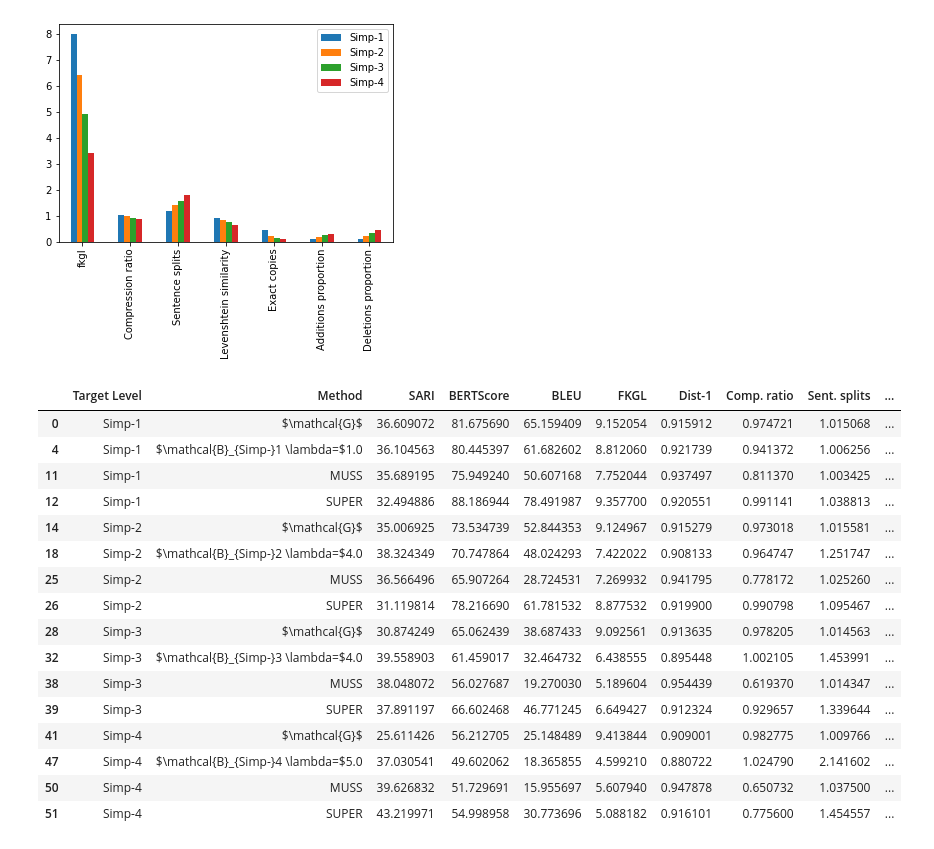
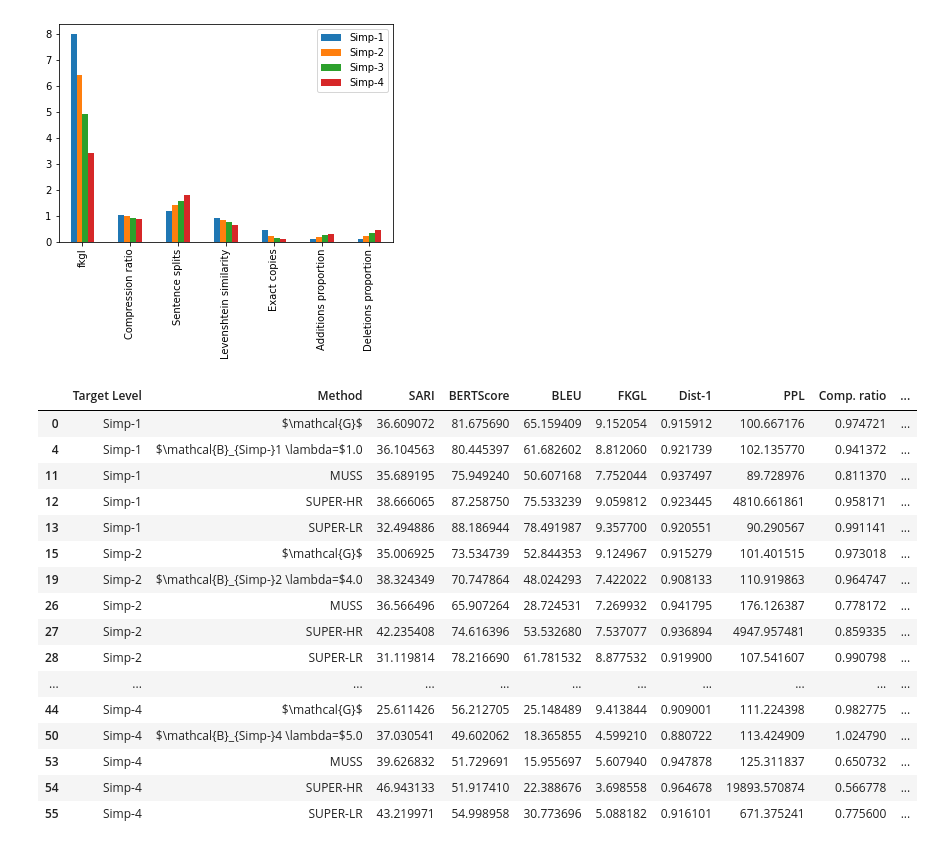
Before and after one commit to ZurichNLP/SimpleFUDGE, a Jupyter notebook: analysis/analyse_experiment_results.ipynb, the cells around one changed output. Saved outputs shown, nothing was run; the diff lists cells and outputs as text; code cells hidden in the pictures.

```diff
--- a/analysis/analyse_experiment_results.ipynb
+++ b/analysis/analyse_experiment_results.ipynb
@@ -28,6 +27,7 @@ mapping = {
     'bleu': 'BLEU',
     'fkgl': 'FKGL',
     'intra_dist1': 'Dist-1',
+    'ppl': 'PPL',
     'Compression ratio': 'Comp. ratio',
     'Sentence splits': 'Sent. splits',
     'Levenshtein similarity': 'Lev. sim.',
@@ -70,10 +70,12 @@ def parse_fudge_path(file_path):
     return cond_model, test_set, params
 
 def parse_supervised_path(file_path):
-    # "/srv/scratch6/kew/ats/supervised/results/newsela_manual_v0_v4_test/lambda*"
+    # /srv/scratch6/kew/ats/supervised/newsela_manual/results/newsela_manual_v0_v4_test/lambda0.0*
+    # print(file_path)
     cond_model = ''
-    test_set = file_path[7]
-    params = 'SUPER' #file_path[-1]
+    test_set = file_path[8]
+    # params = '_'.join(file_path[5:7]) # 'SUPER' #file_path[-1]
+    params = 'SUPER-LR' if file_path[6] == 'newsela_manual' else 'SUPER-HR'
     return cond_model, test_set, params
 
 def get_file_info(file_path):
@@ -233,51 +235,51 @@ def generate_large_results_table_lp_article_paragraphs(df):
     df = df[df["file"] != "/srv/scratch6/kew/ats/fudge/results/bart_large_muss_mined_en/newsela_l4_article_paragraphs/newsela_manual_v0_v4_test/lambda1.0_pretopk200_beams5_estopFalse_maxl128_minl10_sampleFalse_lp1.0_norep1_bgrps1_nbest5_repp1.2_softFalse_temp1.0_topk0_topp1.0_bs1.txt"]
     df = df[df["file"] != "/srv/scratch6/kew/ats/fudge/results/bart_large_muss_mined_en/newsela_l4_article_paragraphs/newsela_manual_v0_v4_test/lambda4.0_pretopk200_beams5_estopFalse_maxl128_minl10_sampleFalse_lp1.0_norep1_bgrps1_nbest5_repp1.2_softFalse_temp1.0_topk0_topp1.0_bs1.txt"]
     df = df[df["file"] != "/srv/scratch6/kew/ats/fudge/results/bart_large_muss_mined_en/newsela_l4_article_paragraphs/newsela_manual_v0_v4_test/lambda5.0_pretopk200_beams5_estopFalse_maxl128_minl10_sampleFalse_lp1.0_norep1_bgrps1_nbest5_repp1.2_softFalse_temp1.0_topk0_topp1.0_bs1.txt"]
     df = df[df["file"] != "/srv/scratch6/kew/ats/fudge/results/bart_large_muss_mined_en/newsela_l4_article_paragraphs/newsela_manual_v0_v4_test/lambda7.0_pretopk200_beams5_estopFalse_maxl128_minl10_sampleFalse_lp1.0_norep1_bgrps1_nbest5_repp1.2_softFalse_temp1.0_topk0_topp1.0_bs1.txt"]
     df = df[df["file"] != "/srv/scratch6/kew/ats/fudge/results/bart_large_muss_mined_en/newsela_l4_article_para_sents/newsela_manual_v0_v4_test/lambda8.0_pretopk200_beams5_estopFalse_maxl128_minl10_sampleFalse_lp1.0_norep1_bgrps1_nbest5_repp1.2_softFalse_temp1.0_topk0_topp1.0_bs1.txt"]
     df = df[df["file"] != ""]
     df = df[df["file"] != ""]
 
     df.reset_index(drop=True, inplace=False)
 
     df = df.rename(columns=mapping)
     df = df[list(mapping.values())]
 
     return df
 
 
-df = read_data('/home/user/kew/INSTALLS/fudge/results_on_test.csv')
+df = read_data('/home/user/kew/INSTALLS/fudge/results/test.csv')
 # df = generate_large_results_table_article_para_sents(df)
 df = generate_large_results_table_lp_article_paragraphs(df)
 
 
 #     keep_cols = ['test_set', 'split', 'method', 'params', 'bleu', 'sari', 'fkgl',
 #                  'bertscore_f1_ref', 'bertscore_f1_src', 'intra_dist1', 'intra_dist2',
 #                  'Compression ratio', 'Sentence splits', 'Levenshtein similarity', 'Exact copies',
 #                  'Additions proportion', 'Deletions proportion', 'Lexical complexity score', 'file']
 
 
 #     df.drop(columns=[col for col in df if col not in keep_cols], inplace=True)
 #     df = df[keep_cols]  #    OR    df = df.ix[:, keep_cols]
 df
 # %% [output]
-|  | Target Level | Method | SARI | BERTScore | BLEU | FKGL | Dist-1 | Comp. ratio | Sent. splits | ... |
-| 0 | Simp-1 | $\mathcal{G}$ | 36.609072 | 81.675690 | 65.159409 | 9.152054 | 0.915912 | 0.974721 | 1.015068 | ... |
-| 4 | Simp-1 | $\mathcal{B}_{Simp-}1 \lambda=$1.0 | 36.104563 | 80.445397 | 61.682602 | 8.812060 | 0.921739 | 0.941372 | 1.006256 | ... |
-| 11 | Simp-1 | MUSS | 35.689195 | 75.949240 | 50.607168 | 7.752044 | 0.937497 | 0.811370 | 1.003425 | ... |
-| 12 | Simp-1 | SUPER | 32.494886 | 88.186944 | 78.491987 | 9.357700 | 0.920551 | 0.991141 | 1.038813 | ... |
-| 14 | Simp-2 | $\mathcal{G}$ | 35.006925 | 73.534739 | 52.844353 | 9.124967 | 0.915279 | 0.973018 | 1.015581 | ... |
-| 18 | Simp-2 | $\mathcal{B}_{Simp-}2 \lambda=$4.0 | 38.324349 | 70.747864 | 48.024293 | 7.422022 | 0.908133 | 0.964747 | 1.251747 | ... |
-| 25 | Simp-2 | MUSS | 36.566496 | 65.907264 | 28.724531 | 7.269932 | 0.941795 | 0.778172 | 1.025260 | ... |
-| 26 | Simp-2 | SUPER | 31.119814 | 78.216690 | 61.781532 | 8.877532 | 0.919900 | 0.990798 | 1.095467 | ... |
-| 28 | Simp-3 | $\mathcal{G}$ | 30.874249 | 65.062439 | 38.687433 | 9.092561 | 0.913635 | 0.978205 | 1.014563 | ... |
-| 32 | Simp-3 | $\mathcal{B}_{Simp-}3 \lambda=$4.0 | 39.558903 | 61.459017 | 32.464732 | 6.438555 | 0.895448 | 1.002105 | 1.453991 | ... |
-| 38 | Simp-3 | MUSS | 38.048072 | 56.027687 | 19.270030 | 5.189604 | 0.954439 | 0.619370 | 1.014347 | ... |
-| 39 | Simp-3 | SUPER | 37.891197 | 66.602468 | 46.771245 | 6.649427 | 0.912324 | 0.929657 | 1.339644 | ... |
-| 41 | Simp-4 | $\mathcal{G}$ | 25.611426 | 56.212705 | 25.148489 | 9.413844 | 0.909001 | 0.982775 | 1.009766 | ... |
-| 47 | Simp-4 | $\mathcal{B}_{Simp-}4 \lambda=$5.0 | 37.030541 | 49.602062 | 18.365855 | 4.599210 | 0.880722 | 1.024790 | 2.141602 | ... |
-| 50 | Simp-4 | MUSS | 39.626832 | 51.729691 | 15.955697 | 5.607940 | 0.947878 | 0.650732 | 1.037500 | ... |
-| 51 | Simp-4 | SUPER | 43.219971 | 54.998958 | 30.773696 | 5.088182 | 0.916101 | 0.775600 | 1.454557 | ... |
+|  | Target Level | Method | SARI | BERTScore | BLEU | FKGL | Dist-1 | PPL | Comp. ratio | ... |
+| 0 | Simp-1 | $\mathcal{G}$ | 36.609072 | 81.675690 | 65.159409 | 9.152054 | 0.915912 | 100.667176 | 0.974721 | ... |
+| 4 | Simp-1 | $\mathcal{B}_{Simp-}1 \lambda=$1.0 | 36.104563 | 80.445397 | 61.682602 | 8.812060 | 0.921739 | 102.135770 | 0.941372 | ... |
+| 11 | Simp-1 | MUSS | 35.689195 | 75.949240 | 50.607168 | 7.752044 | 0.937497 | 89.728976 | 0.811370 | ... |
+| 12 | Simp-1 | SUPER-HR | 38.666065 | 87.258750 | 75.533239 | 9.059812 | 0.923445 | 4810.661861 | 0.958171 | ... |
+| 13 | Simp-1 | SUPER-LR | 32.494886 | 88.186944 | 78.491987 | 9.357700 | 0.920551 | 90.290567 | 0.991141 | ... |
+| 15 | Simp-2 | $\mathcal{G}$ | 35.006925 | 73.534739 | 52.844353 | 9.124967 | 0.915279 | 101.401515 | 0.973018 | ... |
+| 19 | Simp-2 | $\mathcal{B}_{Simp-}2 \lambda=$4.0 | 38.324349 | 70.747864 | 48.024293 | 7.422022 | 0.908133 | 110.919863 | 0.964747 | ... |
+| 26 | Simp-2 | MUSS | 36.566496 | 65.907264 | 28.724531 | 7.269932 | 0.941795 | 176.126387 | 0.778172 | ... |
+| 27 | Simp-2 | SUPER-HR | 42.235408 | 74.616396 | 53.532680 | 7.537077 | 0.936894 | 4947.957481 | 0.859335 | ... |
+| 28 | Simp-2 | SUPER-LR | 31.119814 | 78.216690 | 61.781532 | 8.877532 | 0.919900 | 107.541607 | 0.990798 | ... |
+| ... | ... | ... | ... | ... | ... | ... | ... | ... | ... | ... |
+| 44 | Simp-4 | $\mathcal{G}$ | 25.611426 | 56.212705 | 25.148489 | 9.413844 | 0.909001 | 111.224398 | 0.982775 | ... |
+| 50 | Simp-4 | $\mathcal{B}_{Simp-}4 \lambda=$5.0 | 37.030541 | 49.602062 | 18.365855 | 4.599210 | 0.880722 | 113.424909 | 1.024790 | ... |
+| 53 | Simp-4 | MUSS | 39.626832 | 51.729691 | 15.955697 | 5.607940 | 0.947878 | 125.311837 | 0.650732 | ... |
+| 54 | Simp-4 | SUPER-HR | 46.943133 | 51.917410 | 22.388676 | 3.698558 | 0.964678 | 19893.570874 | 0.566778 | ... |
+| 55 | Simp-4 | SUPER-LR | 43.219971 | 54.998958 | 30.773696 | 5.088182 | 0.916101 | 671.375241 | 0.775600 | ... |
 # %%
 cm_asc = sns.light_palette("#2ecc71", as_cmap=True)
 cm_desc = sns.light_palette("#2ecc71", as_cmap=True, reverse=True)
```
Also changed, not shown: parts of 12 cells of this notebook, 33 other files.
